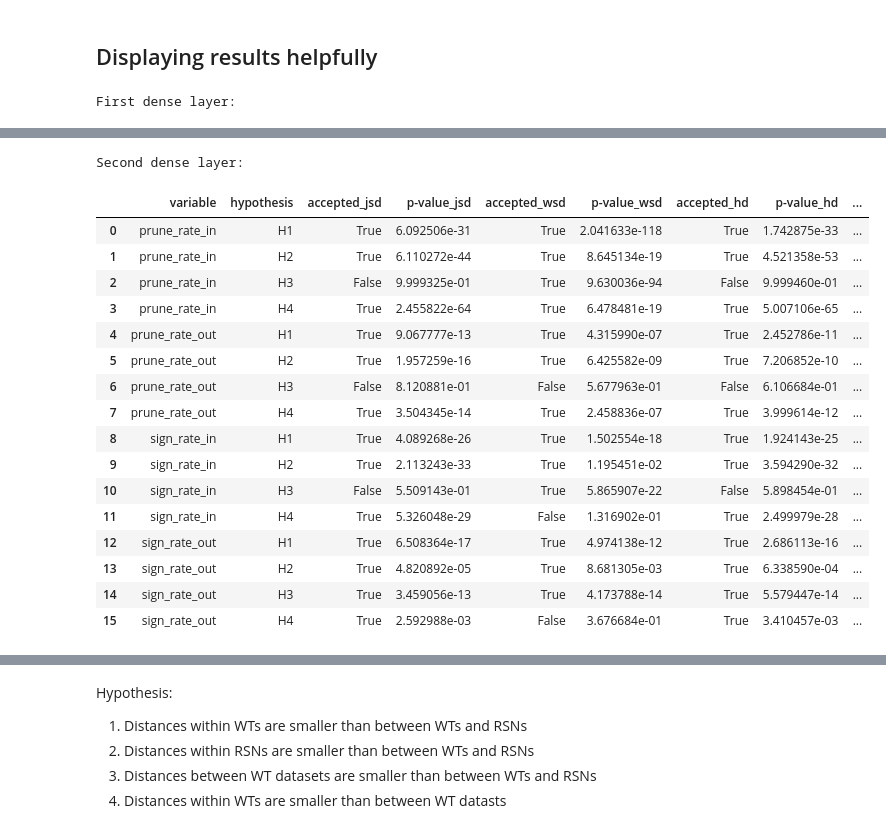
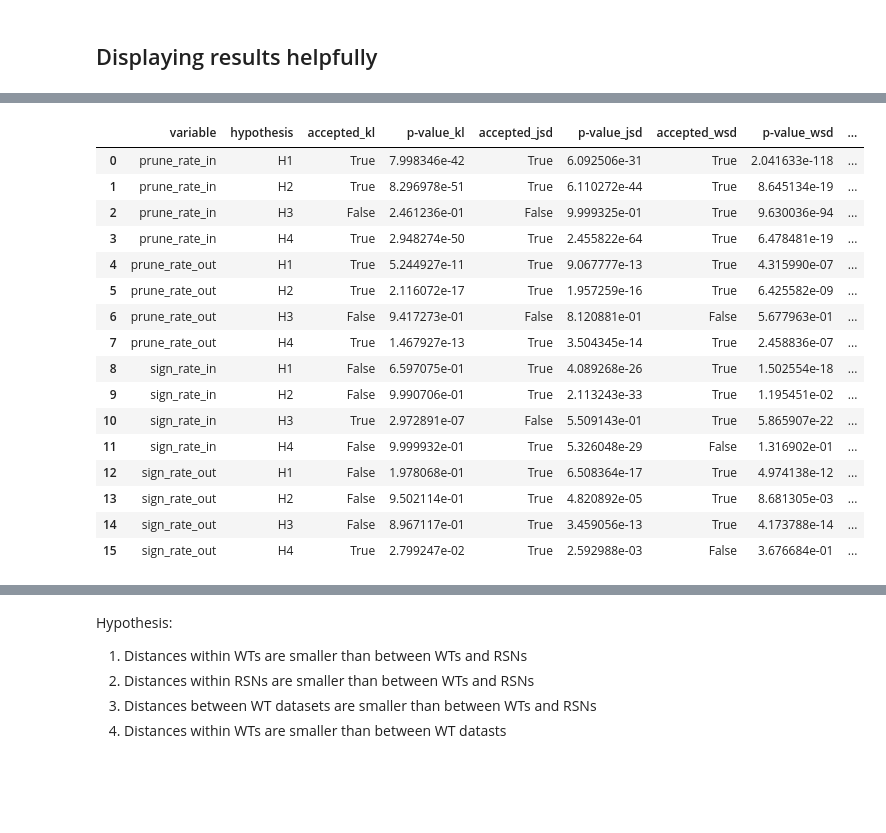
Before and after one commit to Ernalein/ThesisLTH, a Jupyter notebook: 4a Distances.ipynb, the cells around one changed output, grey strips where cells are left out. Saved outputs shown, nothing was run; the diff lists cells and outputs as text; code cells hidden in the pictures; blank space fills up the shorter version.

Commit message:
pretty plots and hypothesis results
made the plots transparent, also collected the results of the hypothesis tests in a table, some more WTs

```diff
--- a/4a Distances.ipynb
+++ b/4a Distances.ipynb
@@ -348,12 +383,6 @@ significance_test_results.to_csv(f'4b Distances/significance_test_results.csv',
 test_results = pd.read_csv(f'4b Distances/significance_test_results.csv')
 # %%
 def hypothesis_tables(results):
-
-    # statics:
-    distance_measures = [js_divergence, wasserstein_distance, hellinger_distance, bhattacharyya] #
-    distance_measure_names = ["js_divergence", "wasserstein_distance",  "hellinger_distance", "bhattacharyya"] #
-    distances_short = ["jsd", "wsd",  "hd", "bd"]
-    layers = ["dense1", "dense2"]
 
     new_dfs = []
     for layer in layers:
@@ -375,12 +404,37 @@ def hypothesis_tables(results):
         new_df.set_index(["variable","hypothesis"])
         new_dfs.append(new_df)
 
+        display(new_df)
+
     return new_dfs
+# %%
+def count_hypothesis_accepted(tables):
+
+    h_count_tables= []
+    for table in tables:
+        # get the column names of the accepted values
+        column_names = []
+        for dm, dm_short in zip(distance_measure_names, distances_short):
+            column_names.append("accepted_"+dm_short)
+
+        # get the counts for each variable and hypothesis combination
+        accepted_counts = []
+        for index, row in table.iterrows():
+            accepted = []
+            for c in column_names:
+                accepted.append(row[c])
+            accepted_counts.append(np.sum(accepted))
+
+        # turn into pandas series and append to dataframe
+        counts = pd.Series(accepted_counts, index=range(16))
+        h_counts = pd.concat([table[["variable","hypothesis"]], counts], axis=1)
+        h_count_tables.append(h_counts)
+
+        # display dataframe
+        display(h_counts)
+
+    return h_count_tables
 # %%
 tables = hypothesis_tables(test_results)
-print("First dense layer:")
-display(tables[0])
-print("Second dense layer:")
-display(tables[1])
+h_counts = count_hypothesis_accepted(tables)
 # %% [output]
-First dense layer:
@@ -404,18 +458,17 @@ First dense layer:
-Second dense layer:
-|  | variable | hypothesis | accepted_jsd | p-value_jsd | accepted_wsd | p-value_wsd | accepted_hd | p-value_hd | ... |
-| 0 | prune_rate_in | H1 | True | 6.092506e-31 | True | 2.041633e-118 | True | 1.742875e-33 | ... |
-| 1 | prune_rate_in | H2 | True | 6.110272e-44 | True | 8.645134e-19 | True | 4.521358e-53 | ... |
-| 2 | prune_rate_in | H3 | False | 9.999325e-01 | True | 9.630036e-94 | False | 9.999460e-01 | ... |
-| 3 | prune_rate_in | H4 | True | 2.455822e-64 | True | 6.478481e-19 | True | 5.007106e-65 | ... |
-| 4 | prune_rate_out | H1 | True | 9.067777e-13 | True | 4.315990e-07 | True | 2.452786e-11 | ... |
-| 5 | prune_rate_out | H2 | True | 1.957259e-16 | True | 6.425582e-09 | True | 7.206852e-10 | ... |
-| 6 | prune_rate_out | H3 | False | 8.120881e-01 | False | 5.677963e-01 | False | 6.106684e-01 | ... |
-| 7 | prune_rate_out | H4 | True | 3.504345e-14 | True | 2.458836e-07 | True | 3.999614e-12 | ... |
-| 8 | sign_rate_in | H1 | True | 4.089268e-26 | True | 1.502554e-18 | True | 1.924143e-25 | ... |
-| 9 | sign_rate_in | H2 | True | 2.113243e-33 | True | 1.195451e-02 | True | 3.594290e-32 | ... |
-| 10 | sign_rate_in | H3 | False | 5.509143e-01 | True | 5.865907e-22 | False | 5.898454e-01 | ... |
-| 11 | sign_rate_in | H4 | True | 5.326048e-29 | False | 1.316902e-01 | True | 2.499979e-28 | ... |
-| 12 | sign_rate_out | H1 | True | 6.508364e-17 | True | 4.974138e-12 | True | 2.686113e-16 | ... |
-| 13 | sign_rate_out | H2 | True | 4.820892e-05 | True | 8.681305e-03 | True | 6.338590e-04 | ... |
-| 14 | sign_rate_out | H3 | True | 3.459056e-13 | True | 4.173788e-14 | True | 5.579447e-14 | ... |
-| 15 | sign_rate_out | H4 | True | 2.592988e-03 | False | 3.676684e-01 | True | 3.410457e-03 | ... |
+|  | variable | hypothesis | accepted_kl | p-value_kl | accepted_jsd | p-value_jsd | accepted_wsd | p-value_wsd | ... |
+| 0 | prune_rate_in | H1 | True | 7.998346e-42 | True | 6.092506e-31 | True | 2.041633e-118 | ... |
+| 1 | prune_rate_in | H2 | True | 8.296978e-51 | True | 6.110272e-44 | True | 8.645134e-19 | ... |
+| 2 | prune_rate_in | H3 | False | 2.461236e-01 | False | 9.999325e-01 | True | 9.630036e-94 | ... |
+| 3 | prune_rate_in | H4 | True | 2.948274e-50 | True | 2.455822e-64 | True | 6.478481e-19 | ... |
+| 4 | prune_rate_out | H1 | True | 5.244927e-11 | True | 9.067777e-13 | True | 4.315990e-07 | ... |
+| 5 | prune_rate_out | H2 | True | 2.116072e-17 | True | 1.957259e-16 | True | 6.425582e-09 | ... |
+| 6 | prune_rate_out | H3 | False | 9.417273e-01 | False | 8.120881e-01 | False | 5.677963e-01 | ... |
+| 7 | prune_rate_out | H4 | True | 1.467927e-13 | True | 3.504345e-14 | True | 2.458836e-07 | ... |
+| 8 | sign_rate_in | H1 | False | 6.597075e-01 | True | 4.089268e-26 | True | 1.502554e-18 | ... |
+| 9 | sign_rate_in | H2 | False | 9.990706e-01 | True | 2.113243e-33 | True | 1.195451e-02 | ... |
+| 10 | sign_rate_in | H3 | True | 2.972891e-07 | False | 5.509143e-01 | True | 5.865907e-22 | ... |
+| 11 | sign_rate_in | H4 | False | 9.999932e-01 | True | 5.326048e-29 | False | 1.316902e-01 | ... |
+| 12 | sign_rate_out | H1 | False | 1.978068e-01 | True | 6.508364e-17 | True | 4.974138e-12 | ... |
+| 13 | sign_rate_out | H2 | False | 9.502114e-01 | True | 4.820892e-05 | True | 8.681305e-03 | ... |
+| 14 | sign_rate_out | H3 | False | 8.967117e-01 | True | 3.459056e-13 | True | 4.173788e-14 | ... |
+| 15 | sign_rate_out | H4 | True | 2.799247e-02 | True | 2.592988e-03 | False | 3.676684e-01 | ... |
```
Also changed, not shown: parts of 13 cells of this notebook, 17 other files.
